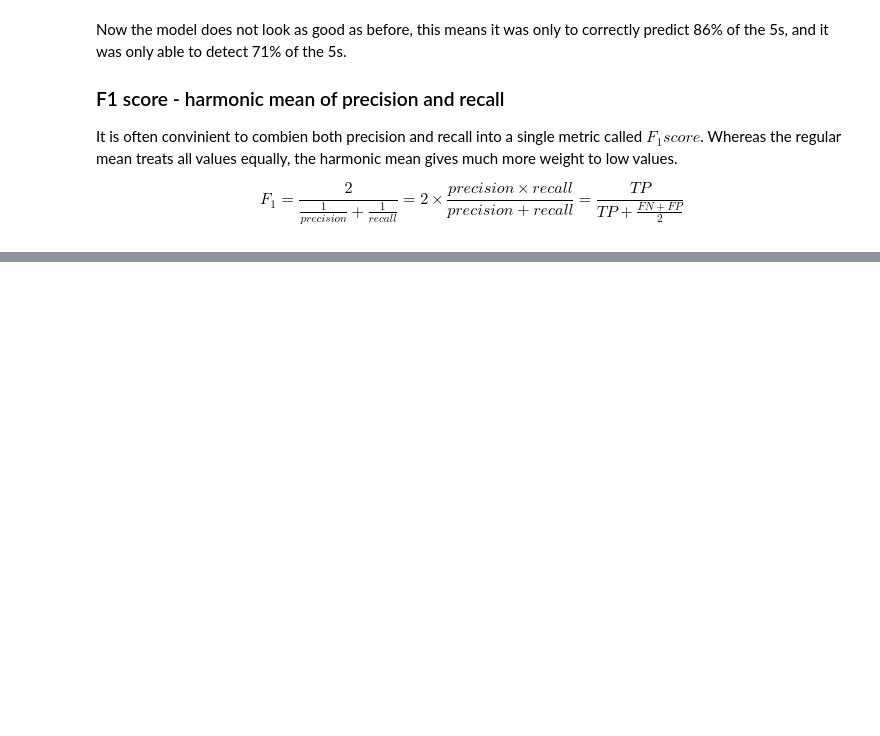
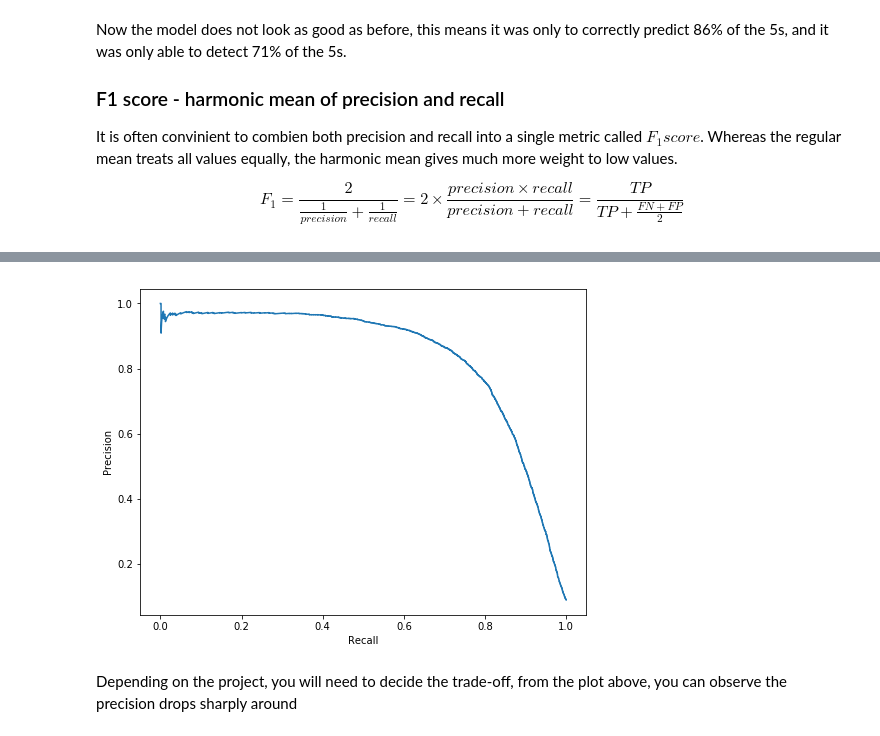
Before and after one commit to Ohtar10/ml-python, a Jupyter notebook: ch03/Classification.ipynb, the cells around one changed output, grey strips where cells are left out. Saved outputs shown, nothing was run; the diff lists cells and outputs as text; code cells hidden in the pictures; blank space fills up the shorter version.

```diff
--- a/ch03/Classification.ipynb
+++ b/ch03/Classification.ipynb
@@ -171,0 +223,10 @@ f1_score(y_train_5, y_train_pred)
+# %%
+plt.figure(figsize=(8,6))
+plt.plot(recalls, precisions)
+plt.xlabel("Recall")
+plt.ylabel("Precision")
+plt.show()
+# %% [output]
+[figure, added]
+# %% [markdown]
+Depending on the project, you will need to decide the trade-off, from the plot above, you can observe the precision drops sharply around
```
Also changed, not shown: parts of 16 cells of this notebook.
